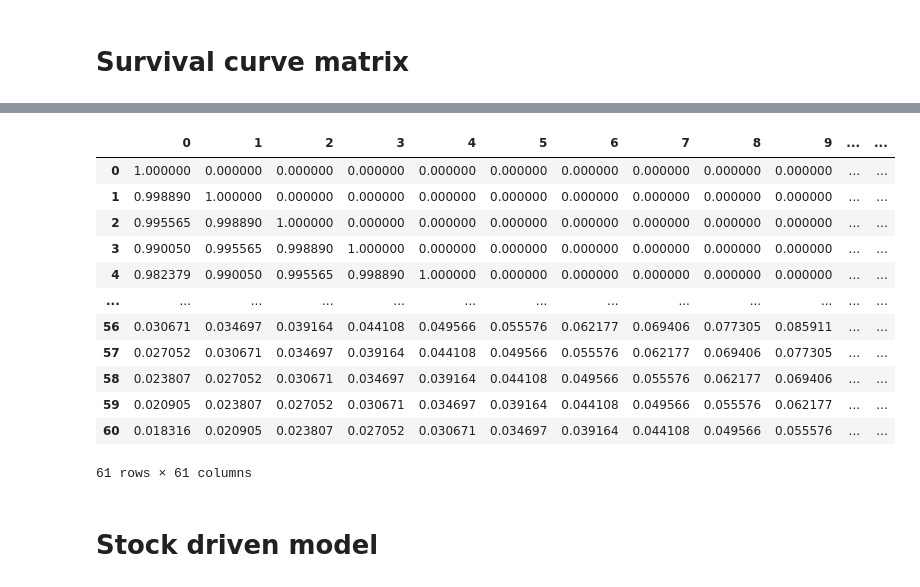
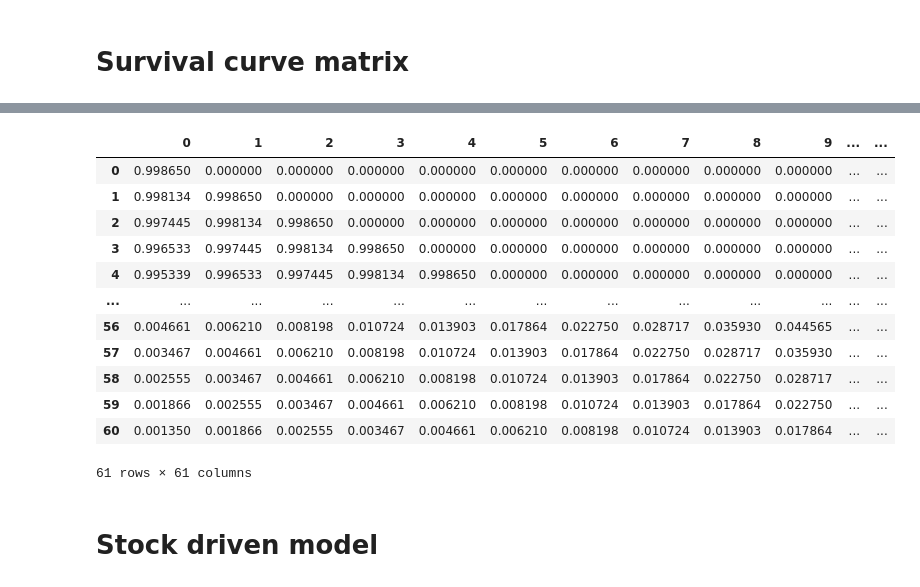
Before and after one commit to adrien-perello/MFA, a Jupyter notebook: week_02/code/week_2_stock_driven.ipynb, the cells around one changed output, grey strips where cells are left out. Saved outputs shown, nothing was run; the diff lists cells and outputs as text; code cells hidden in the pictures.

```diff
--- a/week_02/code/week_2_stock_driven.ipynb
+++ b/week_02/code/week_2_stock_driven.ipynb
@@ -65,16 +64,16 @@ end_year = 2050
 | 2050 | 776 | NaN | NaN |
 61 rows × 3 columns
 # %%
-data_length = data.shape[0]
-timesteps = np.arange(0, data_length)
+time_max = data.shape[0]
+timesteps = np.arange(0, time_max)
 # %% [markdown]
 # Survival curve
 # %% [markdown]
 For now, just use the code below. We will dive into survival curves later on in the `week_2_survival_curves.ipynb` notebook.
 # %%
-# Weibull distribution
-survival_curve = weibull_min.sf(timesteps, c=2, loc=0, scale=30)
+# Normal distribution
+curve_surv = norm.sf(timesteps, loc=30, scale=10)
 
-plt.plot(survival_curve)
+plt.plot(curve_surv)
 plt.show()
 # %% [output]
@@ -85,29 +84,29 @@ plt.show()
 ![shifted_survival_curve](../img/shifted_survival_curve.png)
 # %%
 # create survival curve matrix filled with zeros
-survival_curve_matrix = pd.DataFrame(0, index=timesteps, columns=timesteps, dtype=float)
+curve_surv_matrix = pd.DataFrame(0, index=timesteps, columns=timesteps, dtype=float)
 
 # and populate that matrix
-for step in timesteps:
+for time in timesteps:
     # at each iteration, we shift the survival curve
-    shifted_survival_curve = survival_curve[0 : data_length - step]
+    shifted_curve_surv = curve_surv[0 : time_max - time]
     # and we fill the survival curve matrix with the shifted survival curve
-    survival_curve_matrix.loc[step:data_length, step] = shifted_survival_curve
+    curve_surv_matrix.loc[time:time_max, time] = shifted_curve_surv
 
-survival_curve_matrix
+curve_surv_matrix
 # %% [output]
 |  | 0 | 1 | 2 | 3 | 4 | 5 | 6 | 7 | 8 | 9 | ... | ... |
-| 0 | 1.000000 | 0.000000 | 0.000000 | 0.000000 | 0.000000 | 0.000000 | 0.000000 | 0.000000 | 0.000000 | 0.000000 | ... | ... |
-| 1 | 0.998890 | 1.000000 | 0.000000 | 0.000000 | 0.000000 | 0.000000 | 0.000000 | 0.000000 | 0.000000 | 0.000000 | ... | ... |
-| 2 | 0.995565 | 0.998890 | 1.000000 | 0.000000 | 0.000000 | 0.000000 | 0.000000 | 0.000000 | 0.000000 | 0.000000 | ... | ... |
-| 3 | 0.990050 | 0.995565 | 0.998890 | 1.000000 | 0.000000 | 0.000000 | 0.000000 | 0.000000 | 0.000000 | 0.000000 | ... | ... |
-| 4 | 0.982379 | 0.990050 | 0.995565 | 0.998890 | 1.000000 | 0.000000 | 0.000000 | 0.000000 | 0.000000 | 0.000000 | ... | ... |
+| 0 | 0.998650 | 0.000000 | 0.000000 | 0.000000 | 0.000000 | 0.000000 | 0.000000 | 0.000000 | 0.000000 | 0.000000 | ... | ... |
+| 1 | 0.998134 | 0.998650 | 0.000000 | 0.000000 | 0.000000 | 0.000000 | 0.000000 | 0.000000 | 0.000000 | 0.000000 | ... | ... |
+| 2 | 0.997445 | 0.998134 | 0.998650 | 0.000000 | 0.000000 | 0.000000 | 0.000000 | 0.000000 | 0.000000 | 0.000000 | ... | ... |
+| 3 | 0.996533 | 0.997445 | 0.998134 | 0.998650 | 0.000000 | 0.000000 | 0.000000 | 0.000000 | 0.000000 | 0.000000 | ... | ... |
+| 4 | 0.995339 | 0.996533 | 0.997445 | 0.998134 | 0.998650 | 0.000000 | 0.000000 | 0.000000 | 0.000000 | 0.000000 | ... | ... |
 | ... | ... | ... | ... | ... | ... | ... | ... | ... | ... | ... | ... | ... |
-| 56 | 0.030671 | 0.034697 | 0.039164 | 0.044108 | 0.049566 | 0.055576 | 0.062177 | 0.069406 | 0.077305 | 0.085911 | ... | ... |
-| 57 | 0.027052 | 0.030671 | 0.034697 | 0.039164 | 0.044108 | 0.049566 | 0.055576 | 0.062177 | 0.069406 | 0.077305 | ... | ... |
-| 58 | 0.023807 | 0.027052 | 0.030671 | 0.034697 | 0.039164 | 0.044108 | 0.049566 | 0.055576 | 0.062177 | 0.069406 | ... | ... |
-| 59 | 0.020905 | 0.023807 | 0.027052 | 0.030671 | 0.034697 | 0.039164 | 0.044108 | 0.049566 | 0.055576 | 0.062177 | ... | ... |
-| 60 | 0.018316 | 0.020905 | 0.023807 | 0.027052 | 0.030671 | 0.034697 | 0.039164 | 0.044108 | 0.049566 | 0.055576 | ... | ... |
+| 56 | 0.004661 | 0.006210 | 0.008198 | 0.010724 | 0.013903 | 0.017864 | 0.022750 | 0.028717 | 0.035930 | 0.044565 | ... | ... |
+| 57 | 0.003467 | 0.004661 | 0.006210 | 0.008198 | 0.010724 | 0.013903 | 0.017864 | 0.022750 | 0.028717 | 0.035930 | ... | ... |
+| 58 | 0.002555 | 0.003467 | 0.004661 | 0.006210 | 0.008198 | 0.010724 | 0.013903 | 0.017864 | 0.022750 | 0.028717 | ... | ... |
+| 59 | 0.001866 | 0.002555 | 0.003467 | 0.004661 | 0.006210 | 0.008198 | 0.010724 | 0.013903 | 0.017864 | 0.022750 | ... | ... |
+| 60 | 0.001350 | 0.001866 | 0.002555 | 0.003467 | 0.004661 | 0.006210 | 0.008198 | 0.010724 | 0.013903 | 0.017864 | ... | ... |
 61 rows × 61 columns
 # %% [markdown]
 # Stock driven model
```
Also changed, not shown: parts of 12 cells of this notebook, 2 other files.
